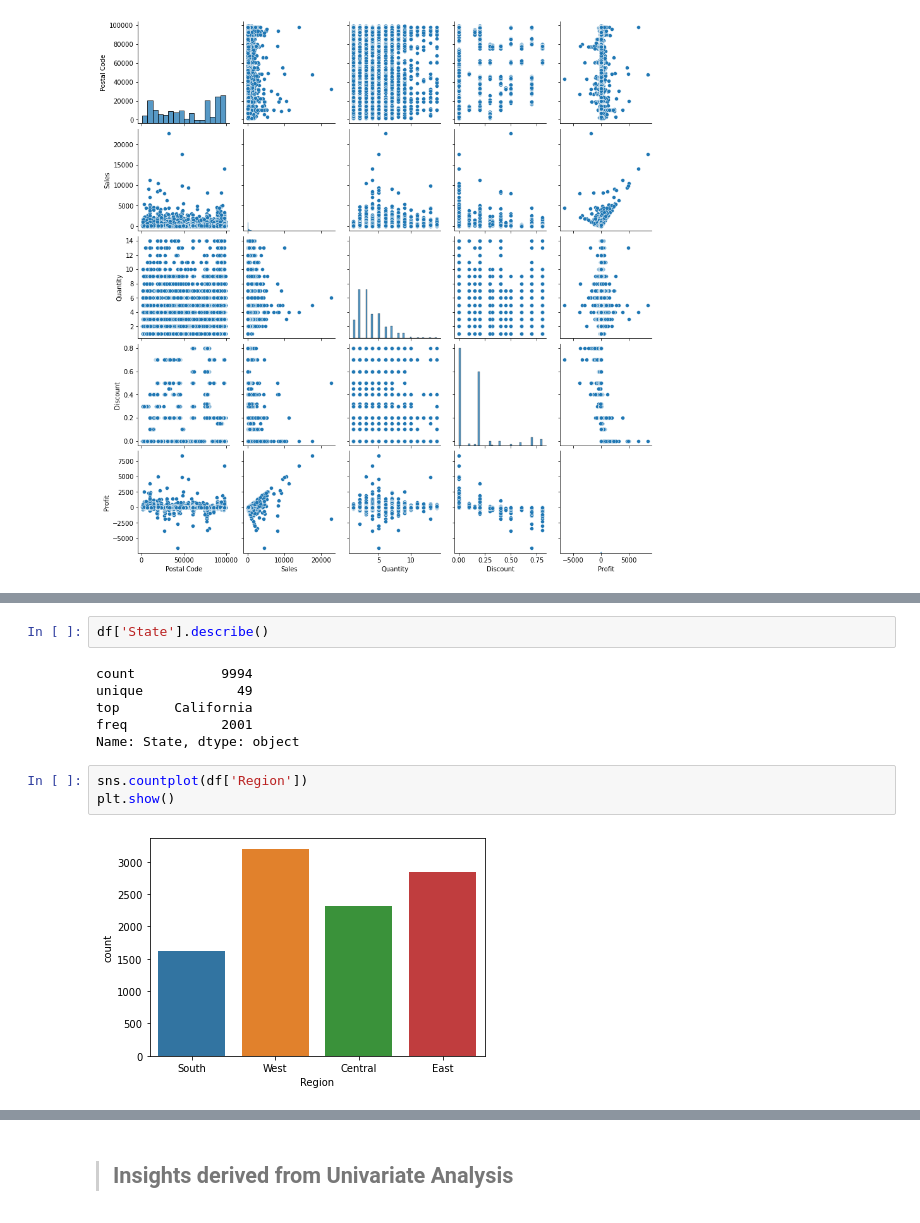
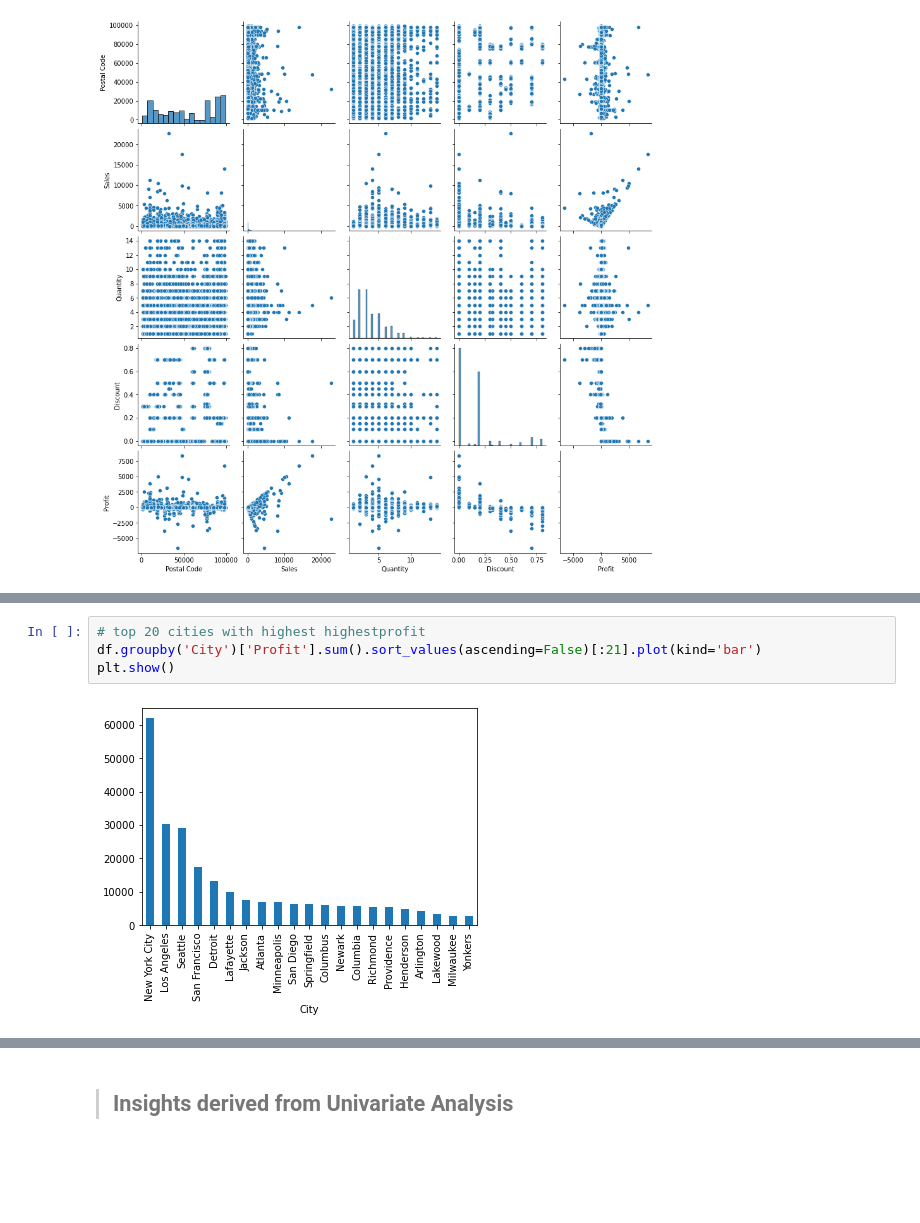
Before and after one commit to Chirag-Naik666/TheSparksFoundation, a Jupyter notebook: TSF_task2.ipynb, the cells around one changed output, grey strips where cells are left out. Cells and saved outputs as stored; diff of their text form; blank space fills up the shorter version.

```diff
--- a/TSF_task2.ipynb
+++ b/TSF_task2.ipynb
@@ -215,13 +169,6 @@ df['State'].value_counts().count()
-# %%
-df['State'].describe()
-# %% [output]
-count           9994
-unique            49
-top       California
-freq            2001
-Name: State, dtype: object
-# %%
-sns.countplot(df['Region'])
-plt.show()
-# %% [output]
-[figure, removed]
+# %%
+# top 20 cities with highest highestprofit
+df.groupby('City')['Profit'].sum().sort_values(ascending=False)[:21].plot(kind='bar')
+plt.show()
+# %% [output]
+[figure, added]
```
Also changed, not shown: parts of 27 cells of this notebook.
